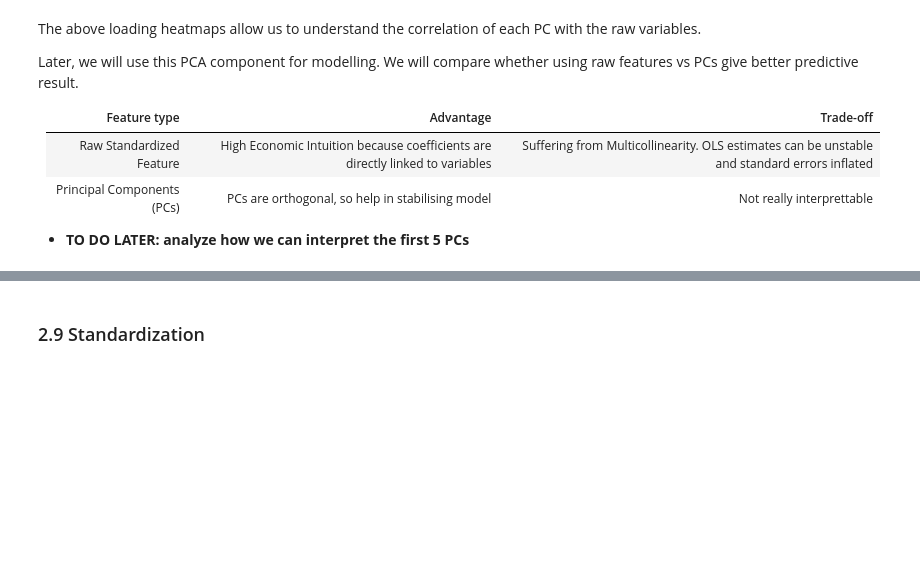
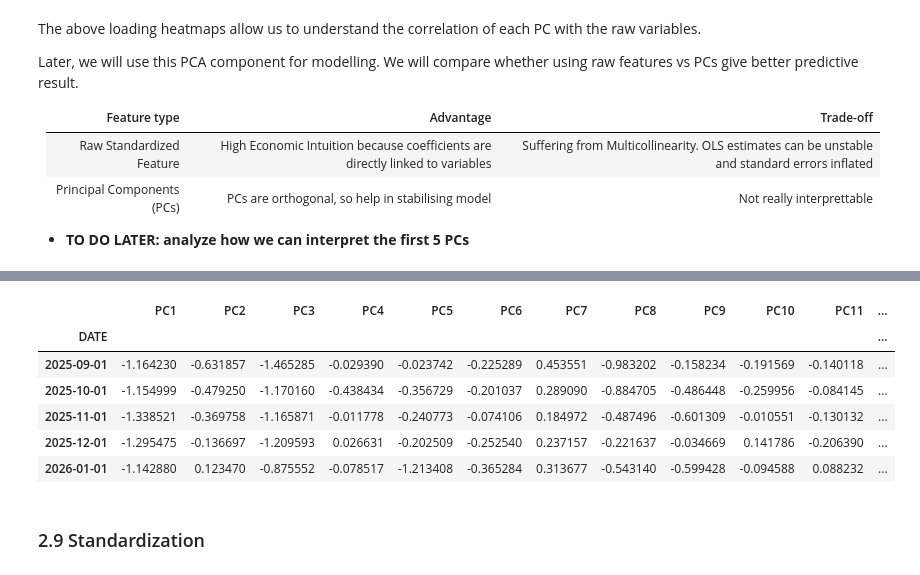
Before and after one commit to nurulputri/Big-Data_US-Treasury-Bonds-Return-Prediction, a Jupyter notebook: US Treasury Bond Return Prediction.ipynb, the cells around one changed output, grey strips where cells are left out. Cells and saved outputs as stored; diff of their text form; code cells hidden in the pictures; blank space fills up the shorter version.

```diff
--- a/US Treasury Bond Return Prediction.ipynb
+++ b/US Treasury Bond Return Prediction.ipynb
@@ -822,3 +832,13 @@ Later, we will use this PCA component for modelling. We will compare whether usi
+# %%
+df_pca.tail()
+# %% [output]
+|  | PC1 | PC2 | PC3 | PC4 | PC5 | PC6 | PC7 | PC8 | PC9 | PC10 | PC11 | ... |
+| DATE |  |  |  |  |  |  |  |  |  |  |  | ... |
+| 2025-09-01 | -1.164230 | -0.631857 | -1.465285 | -0.029390 | -0.023742 | -0.225289 | 0.453551 | -0.983202 | -0.158234 | -0.191569 | -0.140118 | ... |
+| 2025-10-01 | -1.154999 | -0.479250 | -1.170160 | -0.438434 | -0.356729 | -0.201037 | 0.289090 | -0.884705 | -0.486448 | -0.259956 | -0.084145 | ... |
+| 2025-11-01 | -1.338521 | -0.369758 | -1.165871 | -0.011778 | -0.240773 | -0.074106 | 0.184972 | -0.487496 | -0.601309 | -0.010551 | -0.130132 | ... |
+| 2025-12-01 | -1.295475 | -0.136697 | -1.209593 | 0.026631 | -0.202509 | -0.252540 | 0.237157 | -0.221637 | -0.034669 | 0.141786 | -0.206390 | ... |
+| 2026-01-01 | -1.142880 | 0.123470 | -0.875552 | -0.078517 | -1.213408 | -0.365284 | 0.313677 | -0.543140 | -0.599428 | -0.094588 | 0.088232 | ... |
 # %% [markdown]
 ### 2.9 Standardization
 # %% [markdown]
```
Also changed, not shown: parts of 45 cells of this notebook.
